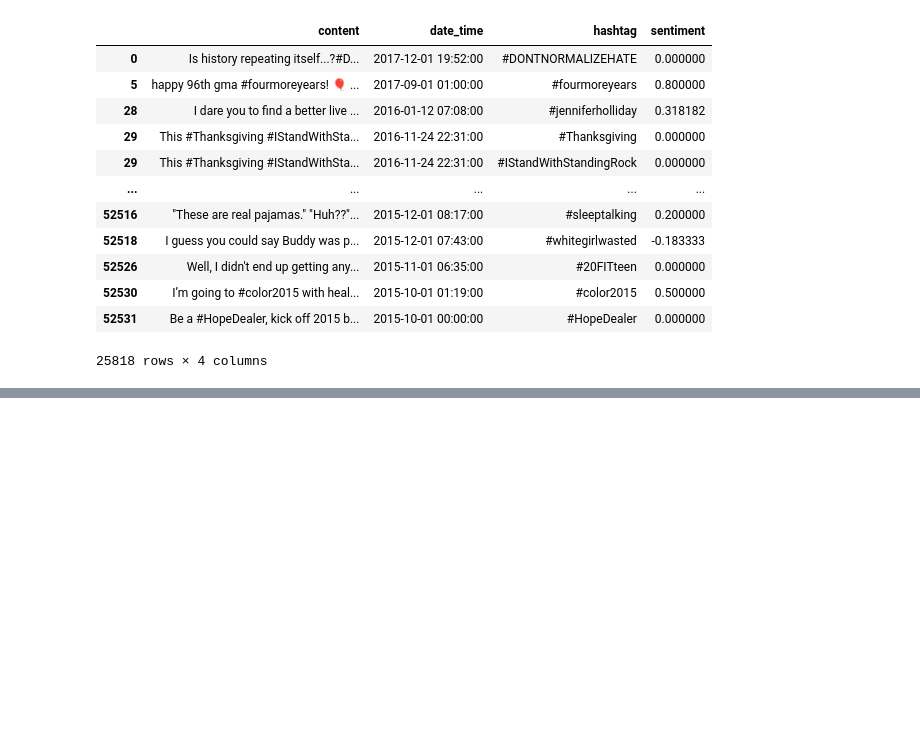
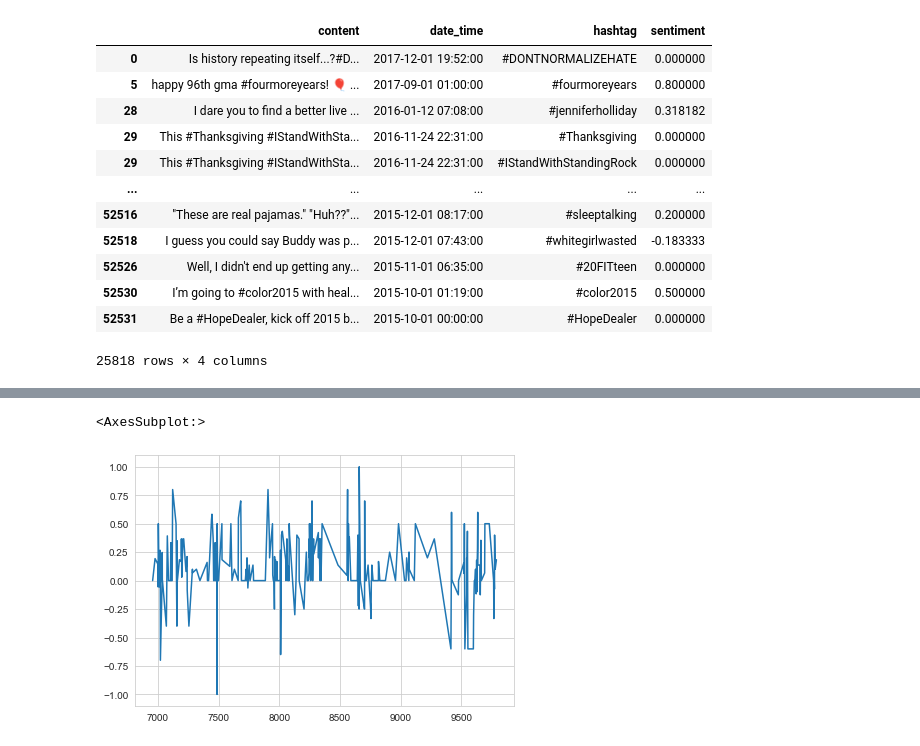
Before and after one commit to gakshat14/hist_time, a Jupyter notebook: notebooks/tweet_parser.ipynb, the cells around one changed output, grey strips where cells are left out. Cells and saved outputs as stored; diff of their text form; code cells hidden in the pictures; blank space fills up the shorter version.

Commit message:
Completed visualisation script. With text length handled.

```diff
--- a/notebooks/tweet_parser.ipynb
+++ b/notebooks/tweet_parser.ipynb
@@ -171,0 +181,2 @@ df
+# %%
+df.date_time = df.date_time.dt.date
@@ -171,0 +199,5 @@ df
+# %%
+df[df.hashtag == '#ActOnClimate']['sentiment'].plot(x='date_time', y='sentiment')
+# %% [output]
+<AxesSubplot:>
+[figure, added]
```
Also changed, not shown: parts of 63 cells of this notebook, 6 other files.
